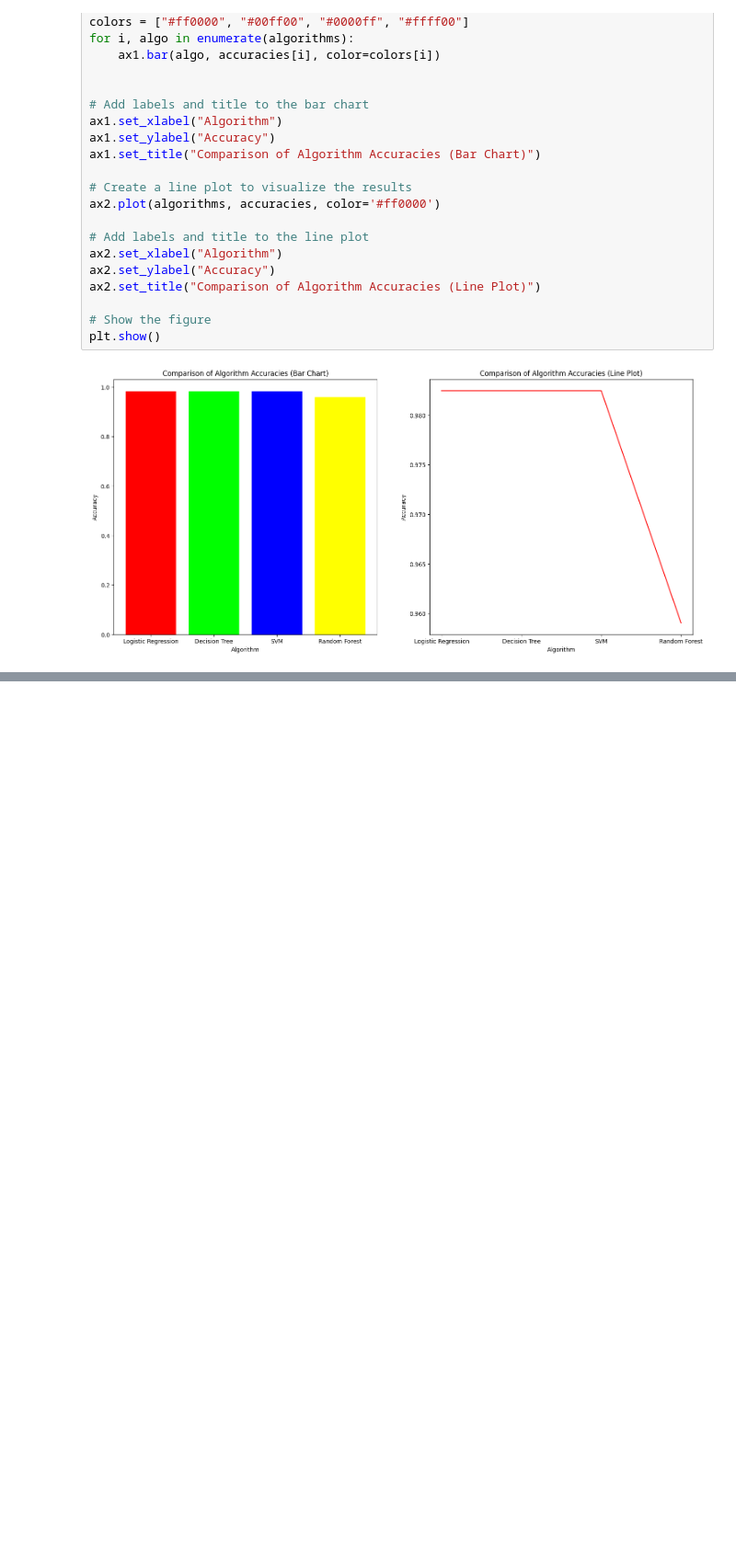
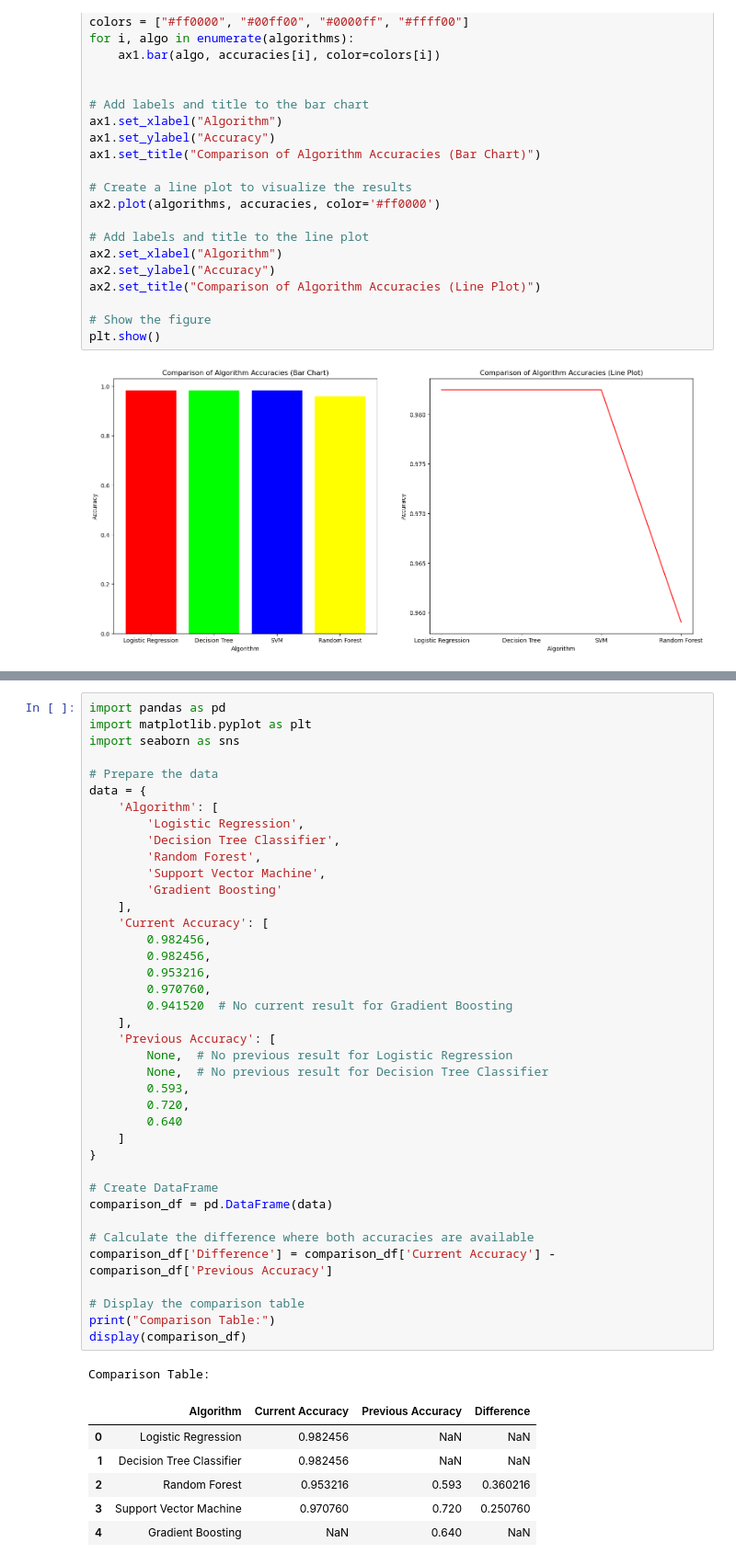
Before and after one commit to shrprabh/Breast-Cancer-Prediction-System-Utilizing-Machine-Learning-Algorithms-Group-15, a Jupyter notebook: Breast_Cancer_Prediction_Project.ipynb, the cells around one changed output, grey strips where cells are left out. Shown at 92% size. Drawn from its saved outputs; the diff is of its cells as text; blank space fills up the shorter version.

```diff
--- a/Breast_Cancer_Prediction_Project.ipynb
+++ b/Breast_Cancer_Prediction_Project.ipynb
@@ -604,0 +725,47 @@ plt.show()
+# %%
+import pandas as pd
+import matplotlib.pyplot as plt
+import seaborn as sns
+
+# Prepare the data
+data = {
+    'Algorithm': [
+        'Logistic Regression',
+        'Decision Tree Classifier',
+        'Random Forest',
+        'Support Vector Machine',
+        'Gradient Boosting'
+    ],
+    'Current Accuracy': [
+        0.982456,
+        0.982456,
+        0.953216,
+        0.970760,
+       	0.941520  # No current result for Gradient Boosting
+    ],
+    'Previous Accuracy': [
+        None,  # No previous result for Logistic Regression
+        None,  # No previous result for Decision Tree Classifier
+        0.593,
+        0.720,
+        0.640
+    ]
+}
+
+# Create DataFrame
+comparison_df = pd.DataFrame(data)
+
+# Calculate the difference where both accuracies are available
+comparison_df['Difference'] = comparison_df['Current Accuracy'] - comparison_df['Previous Accuracy']
+
+# Display the comparison table
+print("Comparison Table:")
+display(comparison_df)
+# %% [output]
+Comparison Table:
+|  | Algorithm | Current Accuracy | Previous Accuracy | Difference |
+| 0 | Logistic Regression | 0.982456 | NaN | NaN |
+| 1 | Decision Tree Classifier | 0.982456 | NaN | NaN |
+| 2 | Random Forest | 0.953216 | 0.593 | 0.360216 |
+| 3 | Support Vector Machine | 0.970760 | 0.720 | 0.250760 |
+| 4 | Gradient Boosting | NaN | 0.640 | NaN |
```
Also changed, not shown: parts of 27 cells of this notebook.
